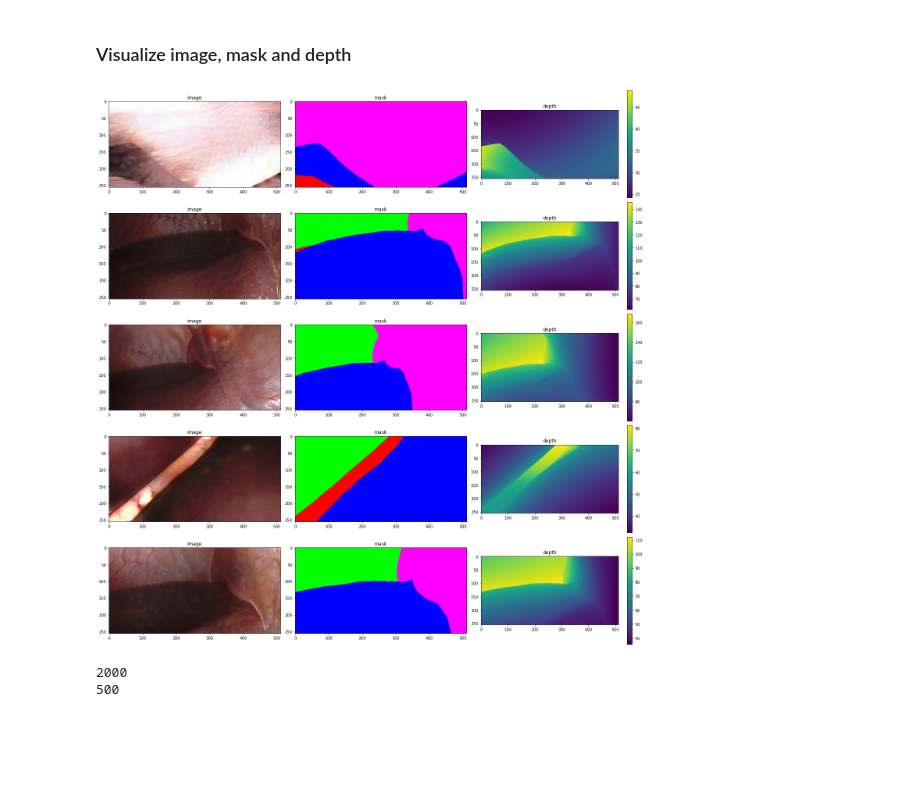
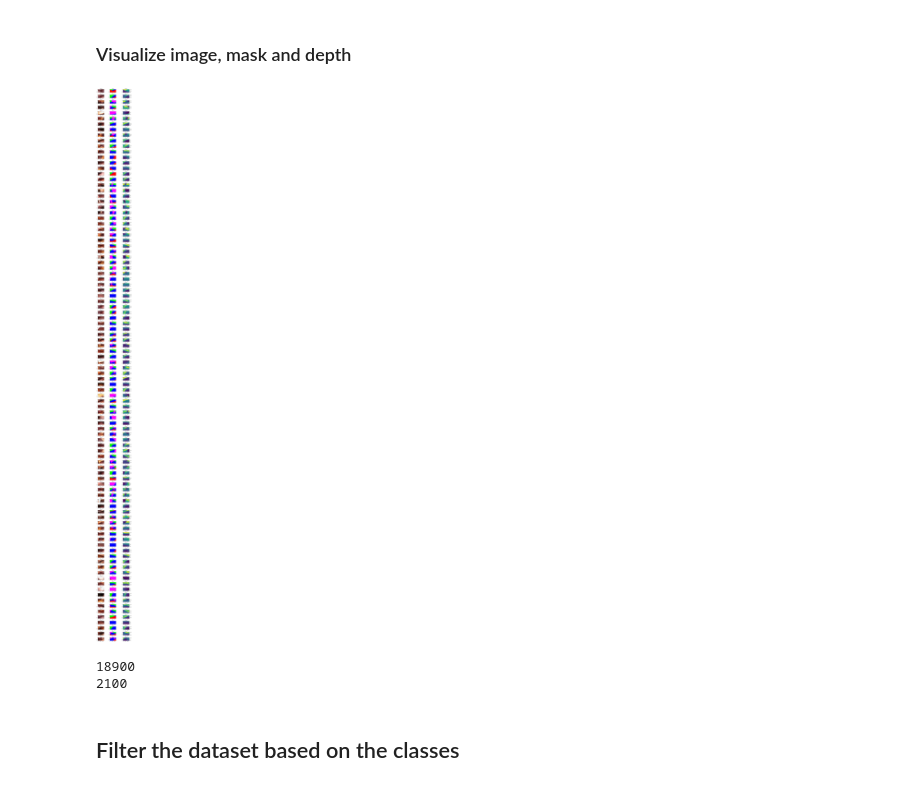
Before and after one commit to Bidur-Khanal/vaal, a Jupyter notebook: visulalize_data.ipynb, the cells around one changed output. Saved outputs shown, nothing was run; the diff lists cells and outputs as text; code cells hidden in the pictures; blank space fills up the shorter version.

```diff
--- a/visulalize_data.ipynb
+++ b/visulalize_data.ipynb
@@ -415,8 +415,9 @@ class LiverSegDataset(Dataset):
         image, mask, depth = preprocess(image, mask, depth, transform= self.transform_x, target_transform= self.transform_y,
                             depth_transform = self.transform_z , scale = self.scale, flip= self.flip, resize= self.resize, crop= self.crop)
 
-        print (depth.dtype)
+
         mask = self.encode_target(mask)
+        mask = self.decode_target(mask)
 
 
         return image, mask, depth
@@ -484,7 +485,7 @@ def preprocess(image, mask, depth= None, transform = None, target_transform = No
 # %% [markdown]
 ## Load the imgs, mask, and depth ##
 # %%
-dataset = LiverSegDataset("data/liver_seg_dataset")
+dataset = LiverSegDataset("data/liver_seg_dataset", train = False)
 print (len(dataset))
 
 imgs = []
@@ -539,35 +507,35 @@ print (i)
 # %%
 import matplotlib.pyplot as plt
 # visualize the images
-f, axarr = plt.subplots(5,3, figsize = (20,20))
+f, axarr = plt.subplots(100,3, figsize = (10,140))
 cnt = 0
-for i in range(5):
+for i in range(100):
     invTrans = transforms.Compose([ transforms.Normalize(mean = [ 0., 0., 0. ],
                                                      std = [ 1/0.5, 1/0.5, 1/0.5 ]),
                                 transforms.Normalize(mean = [ -0.5, -0.5, -0.5 ],
                                                      std = [ 1., 1., 1. ]),
                                ])
     axarr[i,0].imshow(invTrans(imgs[i]).permute(1,2,0))
     axarr[i,0].set_title("image")
 
     axarr[i,1].imshow(masks[i])
     axarr[i,1].set_title("mask")
 
 
     d = axarr[i,2].imshow(depths[i].squeeze(0))
     axarr[i,2].set_title("depth")
     plt.colorbar(d, ax=axarr[i, 2])
 
     plt.tight_layout()
 
 
 # Seg_classes('liver', 0, (0, 0, 255), 'blue'),
 # Seg_classes('stomach', 1, (255, 0, 0), 'red'),
 # Seg_classes('abdominal wall', 2, (0, 255, 0), 'green'),
 # Seg_classes('gallbladder', 3, (0, 255, 255), 'cyan'),
 # Seg_classes('ligament', 4, (255, 0, 255), 'magenta')
 # %% [output]
-[figure, old version]
+[figure, new version]
 # %%
 import os
 import numpy as np
@@ -785,5 +753,7 @@ def preprocess(image, mask, depth= None, transform = None, target_transform = No
 
 dataset = LiverSegDataset("data/liver_seg_dataset")
 # %% [output]
-2000
-500
+18900
+2100
+# %% [markdown]
+## Filter the dataset based on the classes
```
Also changed, not shown: parts of 5 cells of this notebook, 3 other files.
